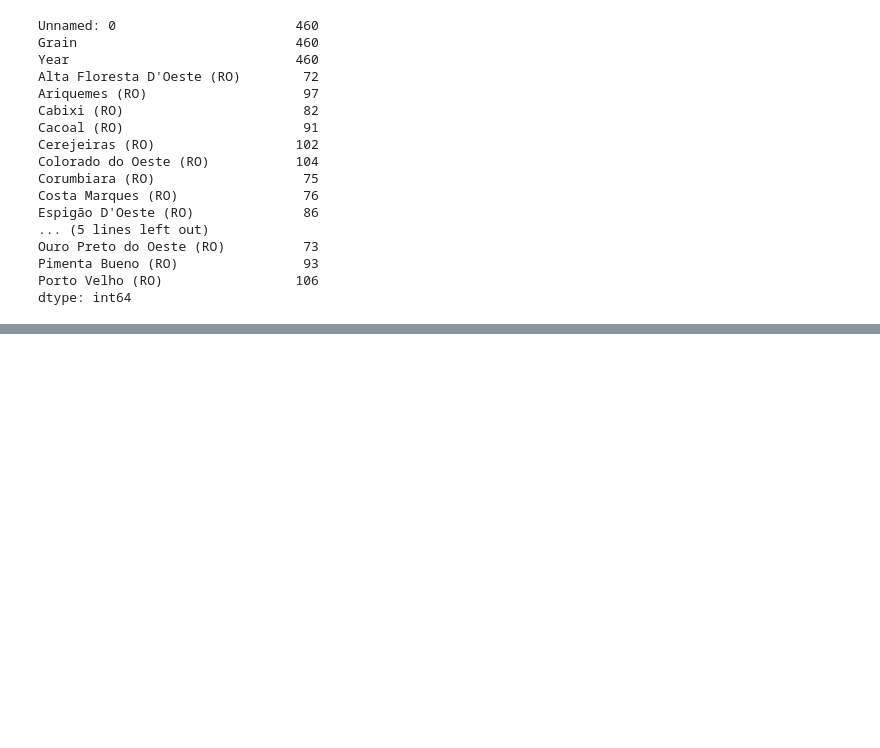
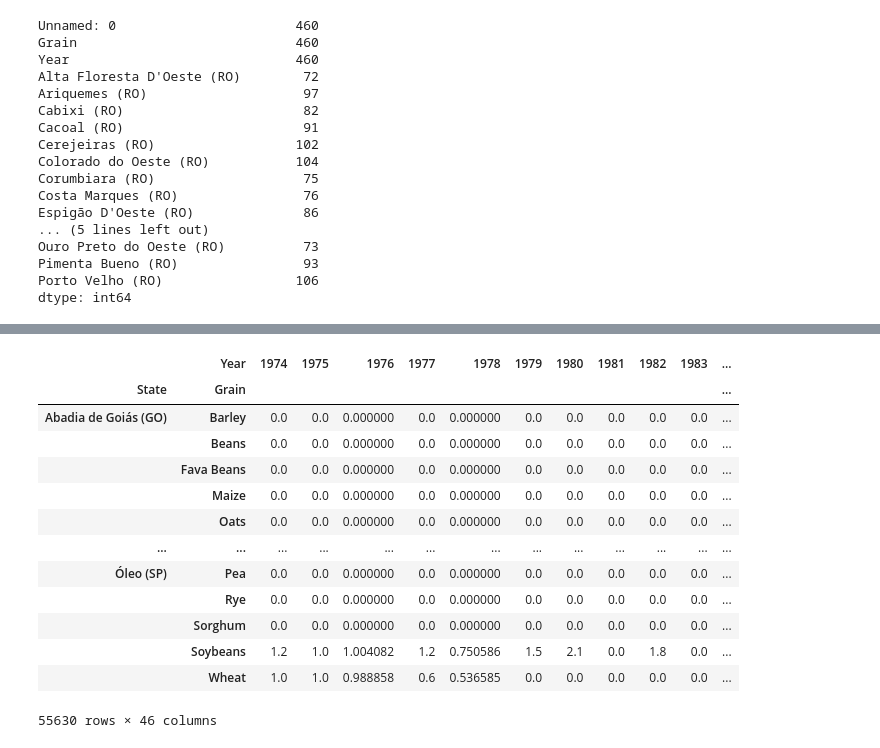
Before and after one commit to EduardoStaudt/LAMIA-Bootcamp-ML, a Jupyter notebook: CARD 4/Pratica/agro-eh-pop_pratica.ipynb, the cells around one changed output, grey strips where cells are left out. Cells and saved outputs as stored; diff of their text form; code cells hidden in the pictures; blank space fills up the shorter version.

```diff
--- a/CARD 4/Pratica/agro-eh-pop_pratica.ipynb
+++ b/CARD 4/Pratica/agro-eh-pop_pratica.ipynb
@@ -41,3 +42,6 @@ Ouro Preto do Oeste (RO)          73
 Pimenta Bueno (RO)                93
 Porto Velho (RO)                 106
 dtype: int64
+# %%
+# como o data set ta certo
+agro.drop(["Unnamed: 0"], axis=1, inplace=True) # apliquei para tirar a coluna de idx duplicada
@@ -43,0 +69,4 @@ dtype: int64
+# %%
+agro_long = agro.melt(id_vars=['Grain', 'Year'], var_name='State', value_name='Production')
+
+pivot = agro_long.pivot_table(index=['State', 'Grain'], columns='Year', values='Production', aggfunc='sum')
@@ -43,0 +89,17 @@ dtype: int64
+# %%
+pivot
+# %% [output]
+|  | Year | 1974 | 1975 | 1976 | 1977 | 1978 | 1979 | 1980 | 1981 | 1982 | 1983 | ... |
+| State | Grain |  |  |  |  |  |  |  |  |  |  | ... |
+| Abadia de Goiás (GO) | Barley | 0.0 | 0.0 | 0.000000 | 0.0 | 0.000000 | 0.0 | 0.0 | 0.0 | 0.0 | 0.0 | ... |
+|  | Beans | 0.0 | 0.0 | 0.000000 | 0.0 | 0.000000 | 0.0 | 0.0 | 0.0 | 0.0 | 0.0 | ... |
+|  | Fava Beans | 0.0 | 0.0 | 0.000000 | 0.0 | 0.000000 | 0.0 | 0.0 | 0.0 | 0.0 | 0.0 | ... |
+|  | Maize | 0.0 | 0.0 | 0.000000 | 0.0 | 0.000000 | 0.0 | 0.0 | 0.0 | 0.0 | 0.0 | ... |
+|  | Oats | 0.0 | 0.0 | 0.000000 | 0.0 | 0.000000 | 0.0 | 0.0 | 0.0 | 0.0 | 0.0 | ... |
+| ... | ... | ... | ... | ... | ... | ... | ... | ... | ... | ... | ... | ... |
+| Óleo (SP) | Pea | 0.0 | 0.0 | 0.000000 | 0.0 | 0.000000 | 0.0 | 0.0 | 0.0 | 0.0 | 0.0 | ... |
+|  | Rye | 0.0 | 0.0 | 0.000000 | 0.0 | 0.000000 | 0.0 | 0.0 | 0.0 | 0.0 | 0.0 | ... |
+|  | Sorghum | 0.0 | 0.0 | 0.000000 | 0.0 | 0.000000 | 0.0 | 0.0 | 0.0 | 0.0 | 0.0 | ... |
+|  | Soybeans | 1.2 | 1.0 | 1.004082 | 1.2 | 0.750586 | 1.5 | 2.1 | 0.0 | 1.8 | 0.0 | ... |
+|  | Wheat | 1.0 | 1.0 | 0.988858 | 0.6 | 0.536585 | 0.0 | 0.0 | 0.0 | 0.0 | 0.0 | ... |
+55630 rows × 46 columns
```
Also changed, not shown: parts of 22 cells of this notebook, 1 other file.
